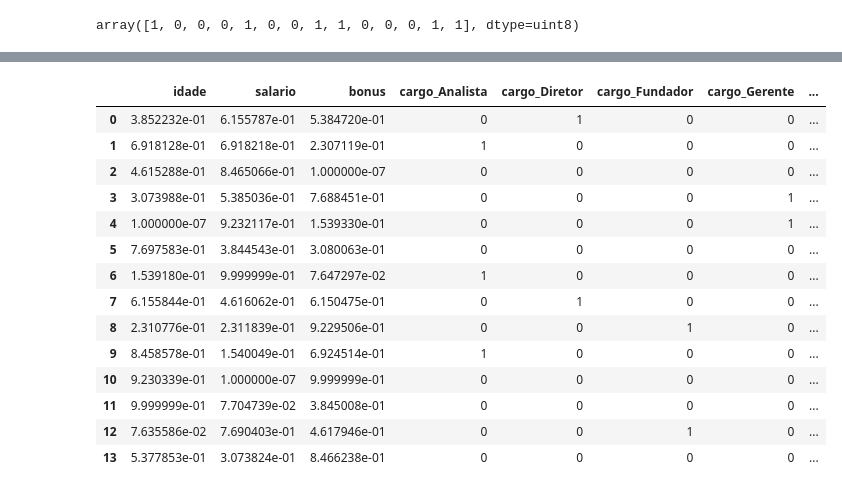
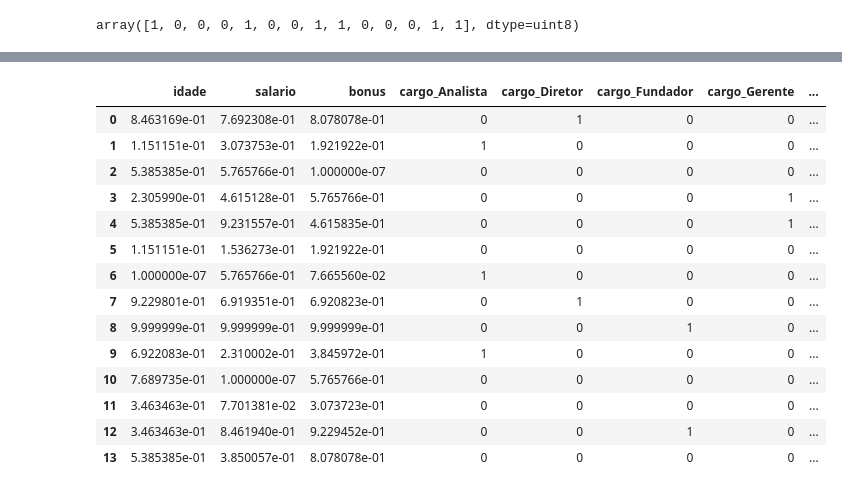
Before and after one commit to CaiqueCoelho/Preprocessing-Dataset-Template, a Jupyter notebook: Pre-Processing-Template-Example-2.ipynb, the cells around one changed output, grey strips where cells are left out. Cells and saved outputs as stored; diff of their text form; code cells hidden in the pictures.

```diff
--- a/Pre-Processing-Template-Example-2.ipynb
+++ b/Pre-Processing-Template-Example-2.ipynb
@@ -275,21 +280,21 @@ X_robust
 # %%
-X_quantile = X
+X_quantile = X.copy()
 X_quantile[['idade', 'salario', 'bonus']] = QuantileTransformer().fit_transform(X[['idade', 'salario', 'bonus']])
 X_quantile
 # %% [output]
 |  | idade | salario | bonus | cargo_Analista | cargo_Diretor | cargo_Fundador | cargo_Gerente | ... |
-| 0 | 3.852232e-01 | 6.155787e-01 | 5.384720e-01 | 0 | 1 | 0 | 0 | ... |
-| 1 | 6.918128e-01 | 6.918218e-01 | 2.307119e-01 | 1 | 0 | 0 | 0 | ... |
-| 2 | 4.615288e-01 | 8.465066e-01 | 1.000000e-07 | 0 | 0 | 0 | 0 | ... |
-| 3 | 3.073988e-01 | 5.385036e-01 | 7.688451e-01 | 0 | 0 | 0 | 1 | ... |
-| 4 | 1.000000e-07 | 9.232117e-01 | 1.539330e-01 | 0 | 0 | 0 | 1 | ... |
-| 5 | 7.697583e-01 | 3.844543e-01 | 3.080063e-01 | 0 | 0 | 0 | 0 | ... |
-| 6 | 1.539180e-01 | 9.999999e-01 | 7.647297e-02 | 1 | 0 | 0 | 0 | ... |
-| 7 | 6.155844e-01 | 4.616062e-01 | 6.150475e-01 | 0 | 1 | 0 | 0 | ... |
-| 8 | 2.310776e-01 | 2.311839e-01 | 9.229506e-01 | 0 | 0 | 1 | 0 | ... |
-| 9 | 8.458578e-01 | 1.540049e-01 | 6.924514e-01 | 1 | 0 | 0 | 0 | ... |
-| 10 | 9.230339e-01 | 1.000000e-07 | 9.999999e-01 | 0 | 0 | 0 | 0 | ... |
-| 11 | 9.999999e-01 | 7.704739e-02 | 3.845008e-01 | 0 | 0 | 0 | 0 | ... |
-| 12 | 7.635586e-02 | 7.690403e-01 | 4.617946e-01 | 0 | 0 | 1 | 0 | ... |
-| 13 | 5.377853e-01 | 3.073824e-01 | 8.466238e-01 | 0 | 0 | 0 | 0 | ... |
+| 0 | 8.463169e-01 | 7.692308e-01 | 8.078078e-01 | 0 | 1 | 0 | 0 | ... |
+| 1 | 1.151151e-01 | 3.073753e-01 | 1.921922e-01 | 1 | 0 | 0 | 0 | ... |
+| 2 | 5.385385e-01 | 5.765766e-01 | 1.000000e-07 | 0 | 0 | 0 | 0 | ... |
+| 3 | 2.305990e-01 | 4.615128e-01 | 5.765766e-01 | 0 | 0 | 0 | 1 | ... |
+| 4 | 5.385385e-01 | 9.231557e-01 | 4.615835e-01 | 0 | 0 | 0 | 1 | ... |
+| 5 | 1.151151e-01 | 1.536273e-01 | 1.921922e-01 | 0 | 0 | 0 | 0 | ... |
+| 6 | 1.000000e-07 | 5.765766e-01 | 7.665560e-02 | 1 | 0 | 0 | 0 | ... |
+| 7 | 9.229801e-01 | 6.919351e-01 | 6.920823e-01 | 0 | 1 | 0 | 0 | ... |
+| 8 | 9.999999e-01 | 9.999999e-01 | 9.999999e-01 | 0 | 0 | 1 | 0 | ... |
+| 9 | 6.922083e-01 | 2.310002e-01 | 3.845972e-01 | 1 | 0 | 0 | 0 | ... |
+| 10 | 7.689735e-01 | 1.000000e-07 | 5.765766e-01 | 0 | 0 | 0 | 0 | ... |
+| 11 | 3.463463e-01 | 7.701381e-02 | 3.073723e-01 | 0 | 0 | 0 | 0 | ... |
+| 12 | 3.463463e-01 | 8.461940e-01 | 9.229452e-01 | 0 | 0 | 1 | 0 | ... |
+| 13 | 5.385385e-01 | 3.850057e-01 | 8.078078e-01 | 0 | 0 | 0 | 0 | ... |
 # %%
```
Also changed, not shown: parts of 19 cells of this notebook.
